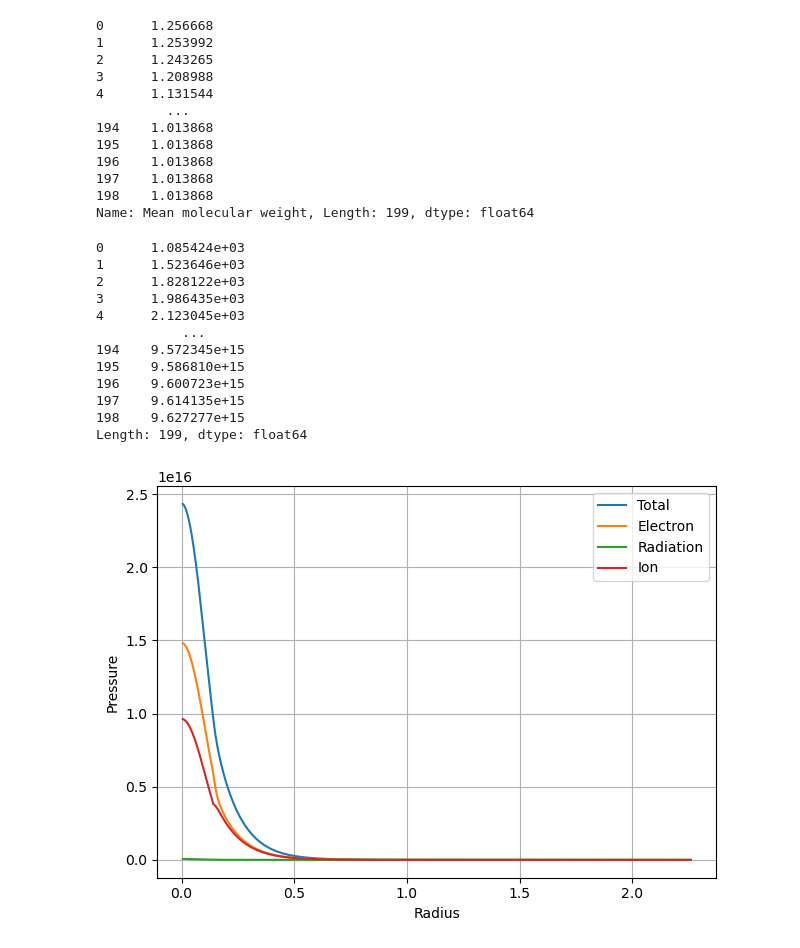
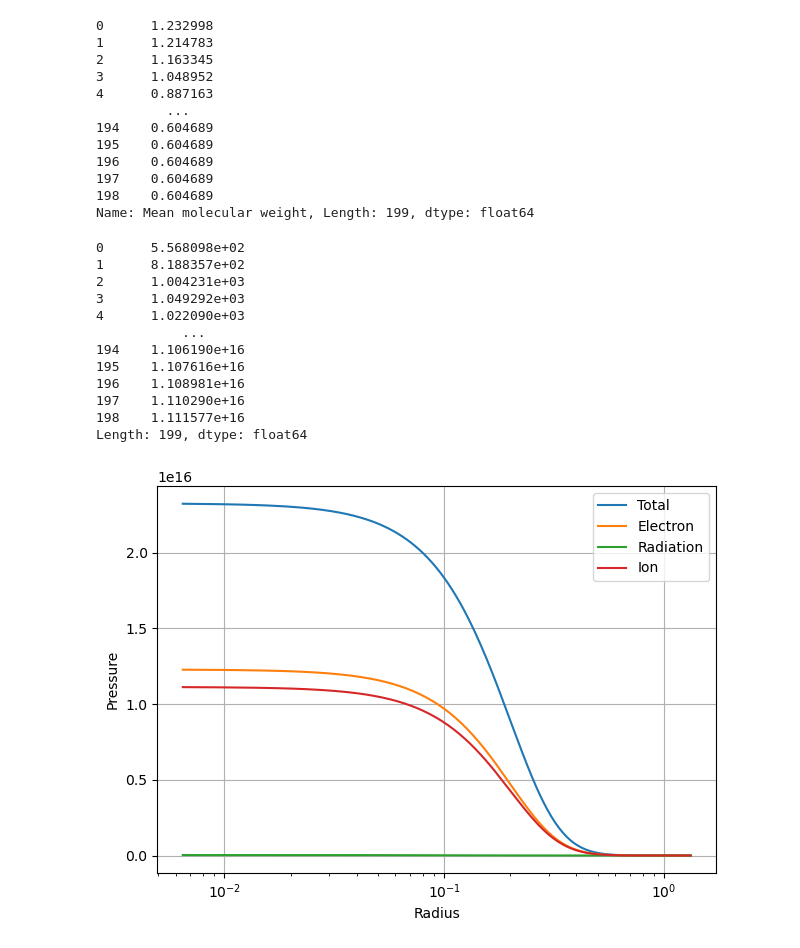
Before and after one commit to pathakis/Modelling-the-Lives-of-Stars, a Jupyter notebook: Task_3_5.ipynb, the cells around one changed output. Drawn from its saved outputs; the diff is of its cells as text; code cells hidden in the pictures.

```diff
--- a/Task_3_5.ipynb
+++ b/Task_3_5.ipynb
@@ -75,7 +75,7 @@ col_names_extended = ['Lagrangian mass coordinate (M0)',
 data_1_5 = pd.read_fwf('Data1_5/Data0_01/summary_SI.txt', names=col_names, index_col=0)
 data_20 = pd.read_fwf('Data20/Data0_01/summary_SI.txt', names=col_names, index_col=0)
 
-data_1_5_extended = pd.read_fwf('Data1_5/Data0_01/Detailed/structure_00100.txt', names=col_names_extended)
+data_1_5_extended = pd.read_fwf('Data1_5/Data0_01/Detailed/structure_00000.txt', names=col_names_extended)
 data_20_extended = pd.read_fwf('Data20/Data0_01/Detailed/structure_00000.txt', names=col_names_extended)
 # %%
 k = 1.38 * 1e-23
@@ -85,17 +100,17 @@ mmu = 1/(data_1_5_extended['Hydrogen mass fraction (all ionization stages)'] + d
 # %%
 data_1_5_extended['Mean molecular weight']
 # %% [output]
-0      1.256668
-1      1.253992
-2      1.243265
-3      1.208988
-4      1.131544
+0      1.232998
+1      1.214783
+2      1.163345
+3      1.048952
+4      0.887163
          ...
-194    1.013868
-195    1.013868
-196    1.013868
-197    1.013868
-198    1.013868
+194    0.604689
+195    0.604689
+196    0.604689
+197    0.604689
+198    0.604689
 Name: Mean molecular weight, Length: 199, dtype: float64
 # %%
 def P_ion(data):
@@ -103,33 +118,33 @@ def P_ion(data):
 # %%
 P_ion(data_1_5_extended)
 # %% [output]
-0      1.085424e+03
-1      1.523646e+03
-2      1.828122e+03
-3      1.986435e+03
-4      2.123045e+03
+0      5.568098e+02
+1      8.188357e+02
+2      1.004231e+03
+3      1.049292e+03
+4      1.022090e+03
            ...
-194    9.572345e+15
-195    9.586810e+15
-196    9.600723e+15
-197    9.614135e+15
-198    9.627277e+15
+194    1.106190e+16
+195    1.107616e+16
+196    1.108981e+16
+197    1.110290e+16
+198    1.111577e+16
 Length: 199, dtype: float64
 # %%
 plt.plot(data_1_5_extended['Radius coordinate (R0)'], data_1_5_extended['Total pressure (N m-2)'], label='Total')
 plt.plot(data_1_5_extended['Radius coordinate (R0)'], data_1_5_extended['Electron pressure (N m-2)'], label='Electron')
 plt.plot(data_1_5_extended['Radius coordinate (R0)'], data_1_5_extended['Radiation pressure (N m-2)'], label='Radiation')
 plt.plot(data_1_5_extended['Radius coordinate (R0)'], P_ion(data_1_5_extended), label='Ion')
-# plt.xscale('log')
+plt.xscale('log')
 
 plt.xlabel('Radius')
 plt.ylabel('Pressure')
 
 plt.legend()
 plt.grid()
 plt.tight_layout();
 # %% [output]
-[figure, old version]
+[figure, new version]
 # %%
 plt.plot(data_1_5_extended['Radius coordinate (R0)'], P_ion(data_1_5_extended), label='Calculated')
 plt.plot(data_1_5_extended['Radius coordinate (R0)'], data_1_5_extended['Total pressure (N m-2)']-data_1_5_extended['Electron pressure (N m-2)']-data_1_5_extended['Radiation pressure (N m-2)'], label='Theoretical')
```
Also changed, not shown: parts of 2 cells of this notebook, 1 other file.
